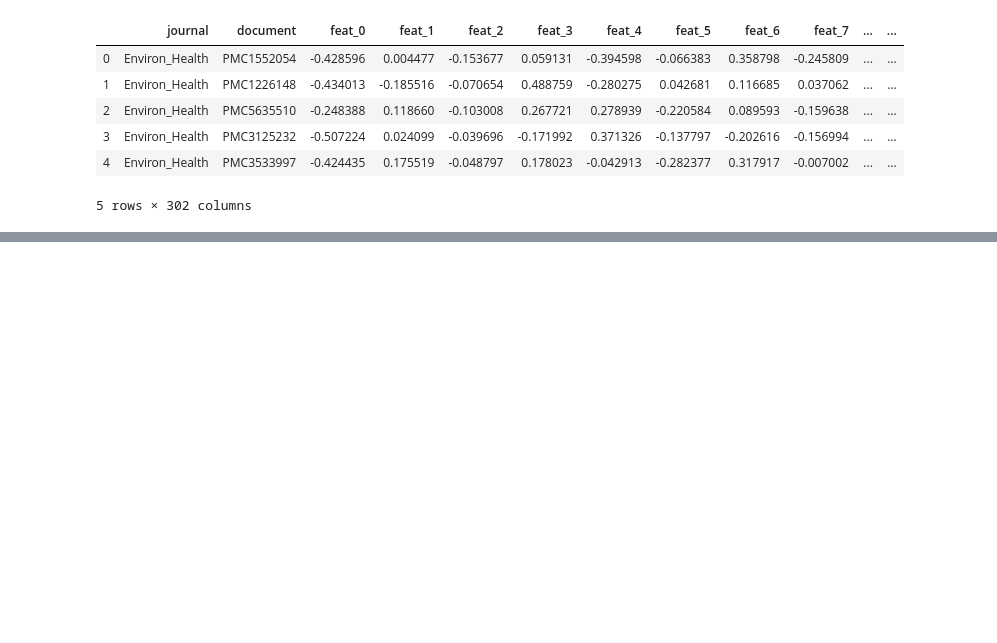
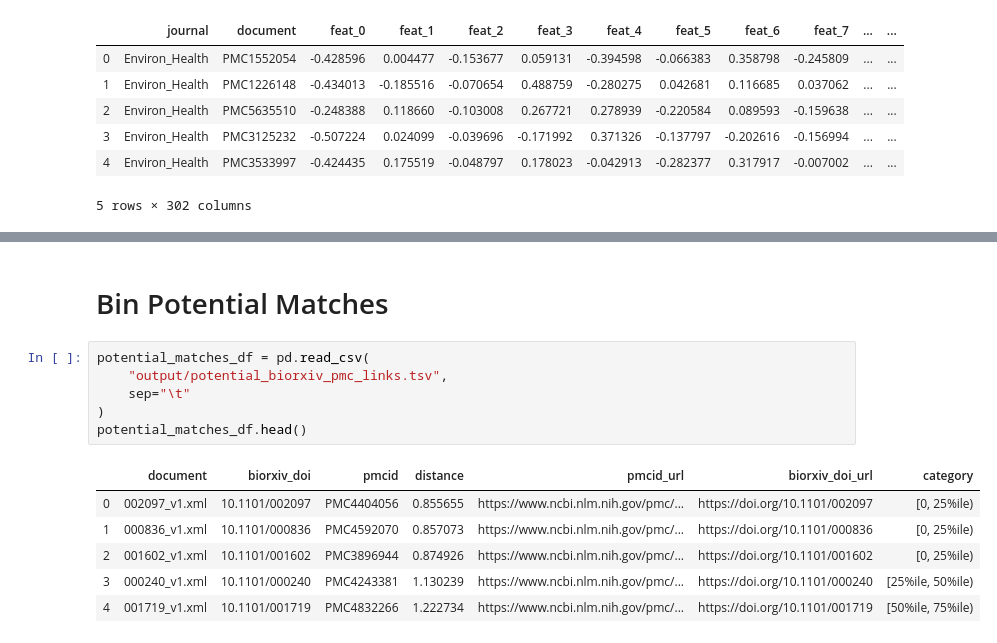
Before and after one commit to greenelab/annorxiver, a Jupyter notebook: biorxiv/article_distances/biorxiv_article_distances.ipynb, the cells around one changed output, grey strips where cells are left out. Cells and saved outputs as stored; diff of their text form; blank space fills up the shorter version.

```diff
--- a/biorxiv/article_distances/biorxiv_article_distances.ipynb
+++ b/biorxiv/article_distances/biorxiv_article_distances.ipynb
@@ -422,3 +422,18 @@ for idx, chunk in tqdm.tqdm(enumerate(chunk_iterator)):
                 sep="\t", index=False,
                 mode="a", header=False
             )
+# %% [markdown]
+# Bin Potential Matches
+# %%
+potential_matches_df = pd.read_csv(
+    "output/potential_biorxiv_pmc_links.tsv",
+    sep="\t"
+)
+potential_matches_df.head()
+# %% [output]
+|  | document | biorxiv_doi | pmcid | distance | pmcid_url | biorxiv_doi_url | category |
+| 0 | 002097_v1.xml | 10.1101/002097 | PMC4404056 | 0.855655 | https://www.ncbi.nlm.nih.gov/pmc/... | https://doi.org/10.1101/002097 | [0, 25%ile) |
+| 1 | 000836_v1.xml | 10.1101/000836 | PMC4592070 | 0.857073 | https://www.ncbi.nlm.nih.gov/pmc/... | https://doi.org/10.1101/000836 | [0, 25%ile) |
+| 2 | 001602_v1.xml | 10.1101/001602 | PMC3896944 | 0.874926 | https://www.ncbi.nlm.nih.gov/pmc/... | https://doi.org/10.1101/001602 | [0, 25%ile) |
+| 3 | 000240_v1.xml | 10.1101/000240 | PMC4243381 | 1.130239 | https://www.ncbi.nlm.nih.gov/pmc/... | https://doi.org/10.1101/000240 | [25%ile, 50%ile) |
+| 4 | 001719_v1.xml | 10.1101/001719 | PMC4832266 | 1.222734 | https://www.ncbi.nlm.nih.gov/pmc/... | https://doi.org/10.1101/001719 | [50%ile, 75%ile) |
```
Also changed, not shown: parts of 7 cells of this notebook, 3 other files.
